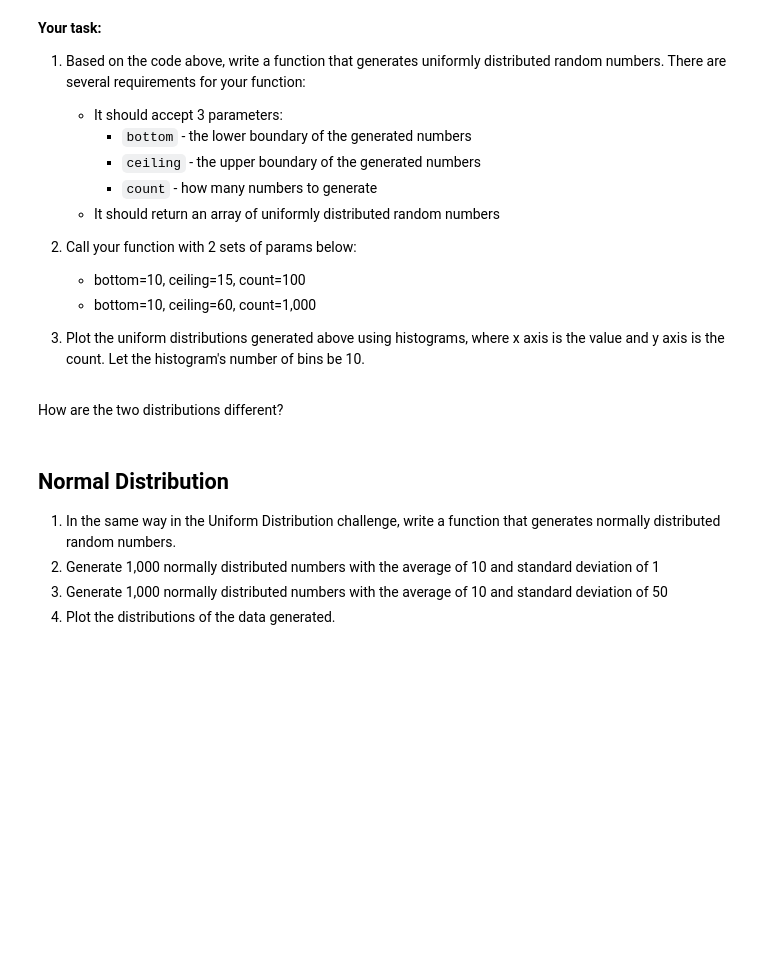
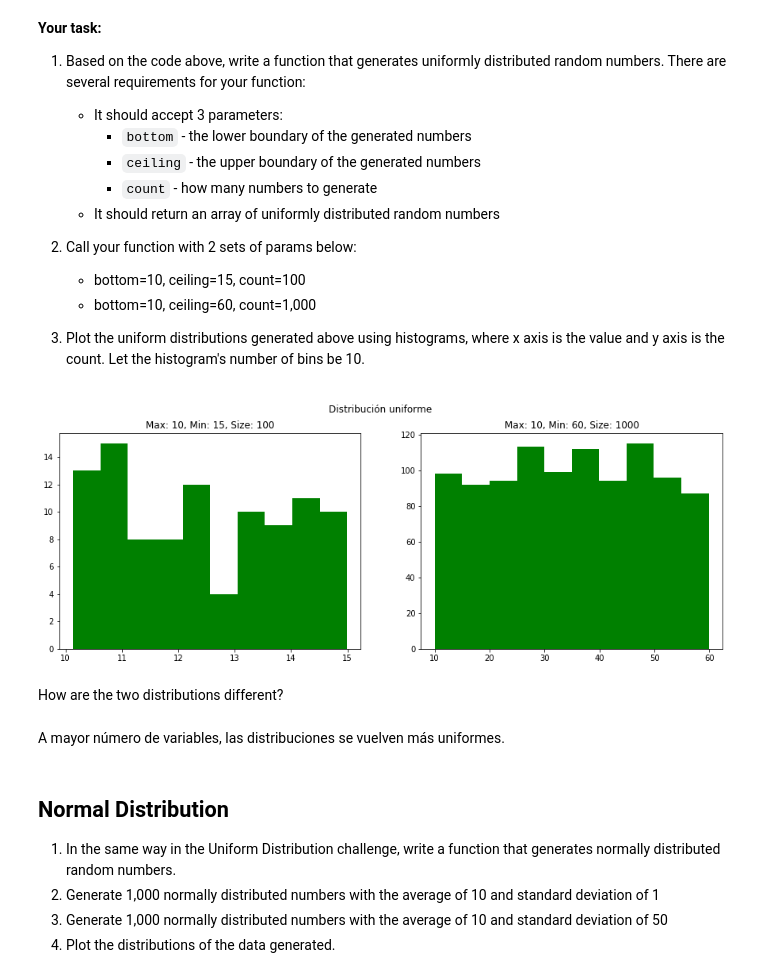
Before and after one commit to ta-datapt-bcn/lab-cont-probability-distribution, a Jupyter notebook: your_code/main.ipynb, the cells around one changed output. Saved outputs shown, nothing was run; the diff lists cells and outputs as text; code cells hidden in the pictures; blank space fills up the shorter version.

```diff
--- a/your_code/main.ipynb
+++ b/your_code/main.ipynb
@@ -11,6 +11,14 @@ In this exercise, we  will generate random numbers from the continuous disributi
 1. using the Scipy library
 
 Use either or both of the lbraries in this exercise.
+# %%
+import numpy as np
+import matplotlib.pyplot as plt
+import pandas as pd
+from scipy.stats import uniform
+from scipy import stats
+
+plt.rcParams["figure.figsize"] = (15,5)
 # %% [markdown]
 ## Uniform Distribution
 
@@ -46,2 +51,30 @@ print(randoms)
+# %%
+# your code here
+
+def uniform_dist (bottom, ceiling, count):
+
+
+    """
+    Genera números aleatorios que forman una distribución uniforme.
+
+    Inputs:
+    * bottom - Límite inferior de los números
+    * ceiling - Límite superior de los números
+    * count - Cantidad de números
+
+    Output:
+    * Matriz de números aleatorios distribuidos uniformemente.
+
+    """
+    return np.random.uniform(bottom, ceiling, count)
+# %%
+fig, ax = plt.subplots(1,2)
+fig.suptitle("Distribución uniforme")
+_=ax[0].hist(x = uniform_dist(10,15,100), bins = 10 ,color = "g")
+_=ax[0].set_title("Max: 10, Min: 15, Size: 100")
+_=ax[1].hist(x = uniform_dist(10,60,1000), bins = 10, color = "g")
+_=ax[1].set_title("Max: 10, Min: 60, Size: 1000")
+# %% [output]
+[figure, added]
 # %% [markdown]
 How are the two distributions different?
@@ -50,3 +81,5 @@ How are the two distributions different?
+# %% [markdown]
+A mayor número de variables, las distribuciones se vuelven más uniformes.
 # %% [markdown]
 ## Normal Distribution
 
```
Also changed, not shown: parts of 22 cells of this notebook.
